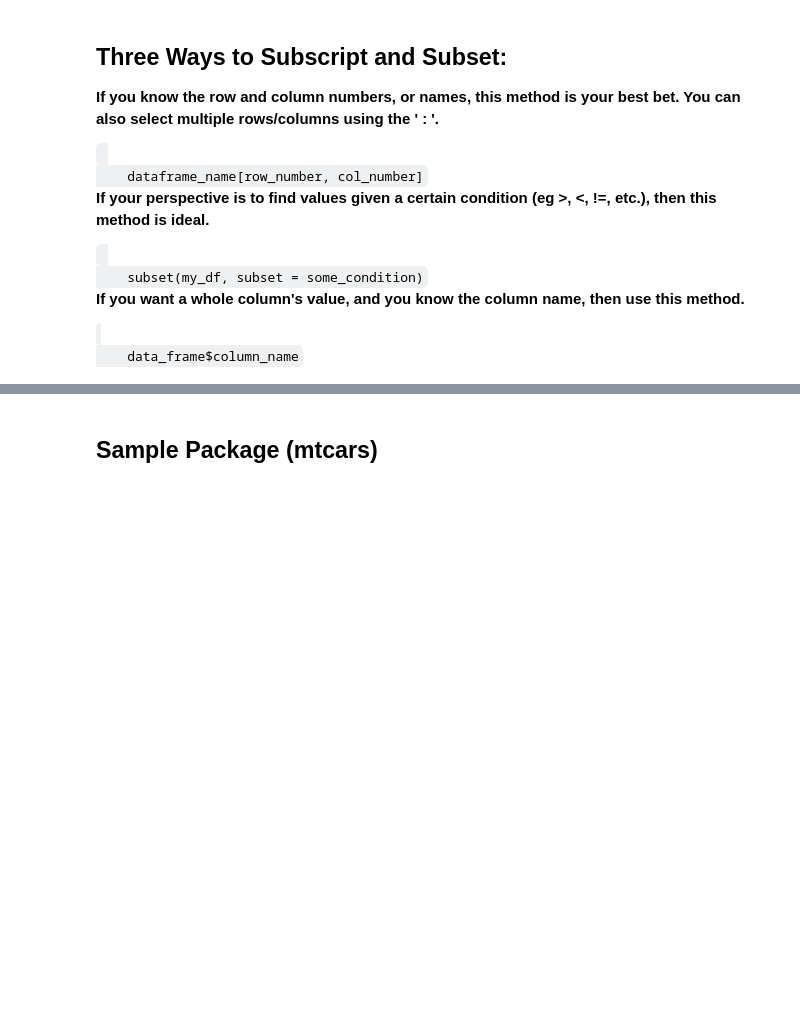
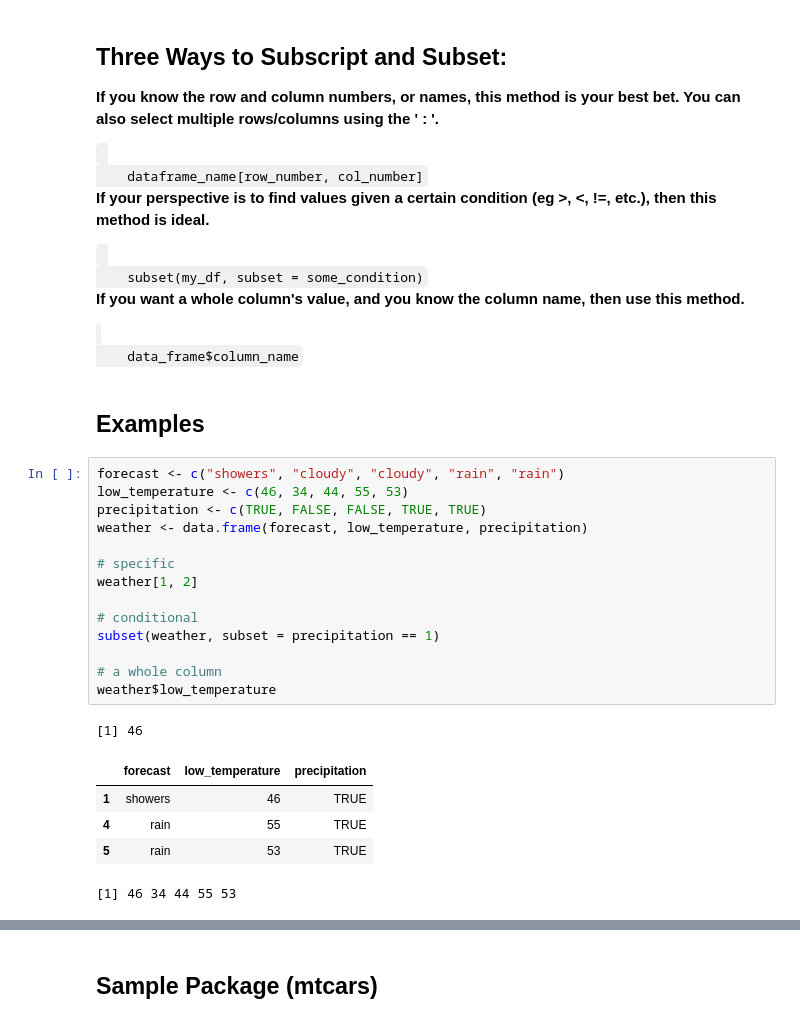
Before and after one commit to JasonFreeberg/R_Tutorials, a Jupyter notebook: Week4.ipynb, the cells around one changed output, grey strips where cells are left out. Saved outputs shown, nothing was run; the diff lists cells and outputs as text; blank space fills up the shorter version.

```diff
--- a/Week4.ipynb
+++ b/Week4.ipynb
@@ -110,3 +116,26 @@ data.frame(forecast, low_temperature, precipitation)
 <code>
     data_frame$column_name
 </code>
+# %% [markdown]
+## Examples
+# %%
+forecast <- c("showers", "cloudy", "cloudy", "rain", "rain")
+low_temperature <- c(46, 34, 44, 55, 53)
+precipitation <- c(TRUE, FALSE, FALSE, TRUE, TRUE)
+weather <- data.frame(forecast, low_temperature, precipitation)
+
+# specific
+weather[1, 2]
+
+# conditional
+subset(weather, subset = precipitation == 1)
+
+# a whole column
+weather$low_temperature
+# %% [output]
+[1] 46
+|  | forecast | low_temperature | precipitation |
+| 1 | showers | 46 | TRUE |
+| 4 | rain | 55 | TRUE |
+| 5 | rain | 53 | TRUE |
+[1] 46 34 44 55 53
```
Also changed, not shown: parts of 9 cells of this notebook.
